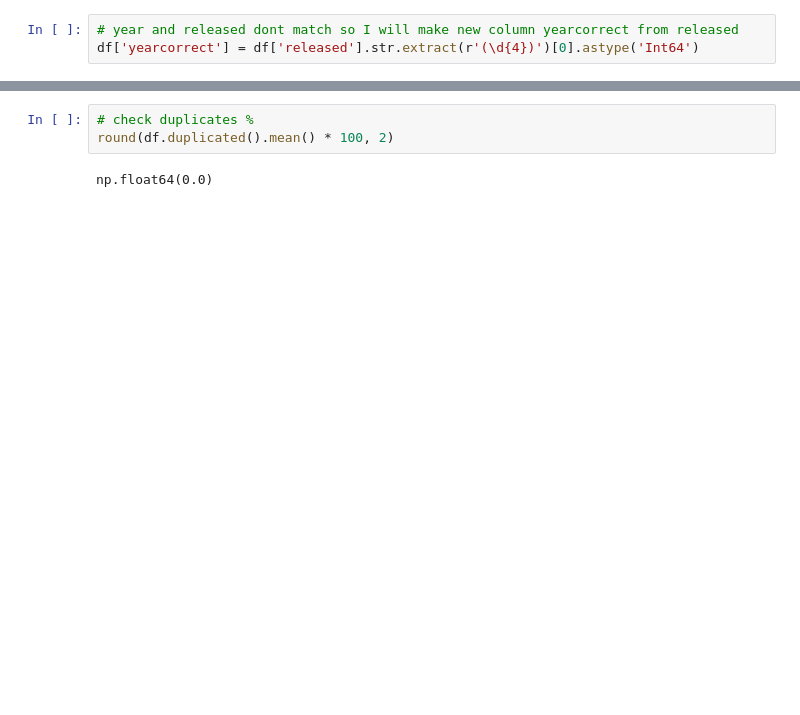
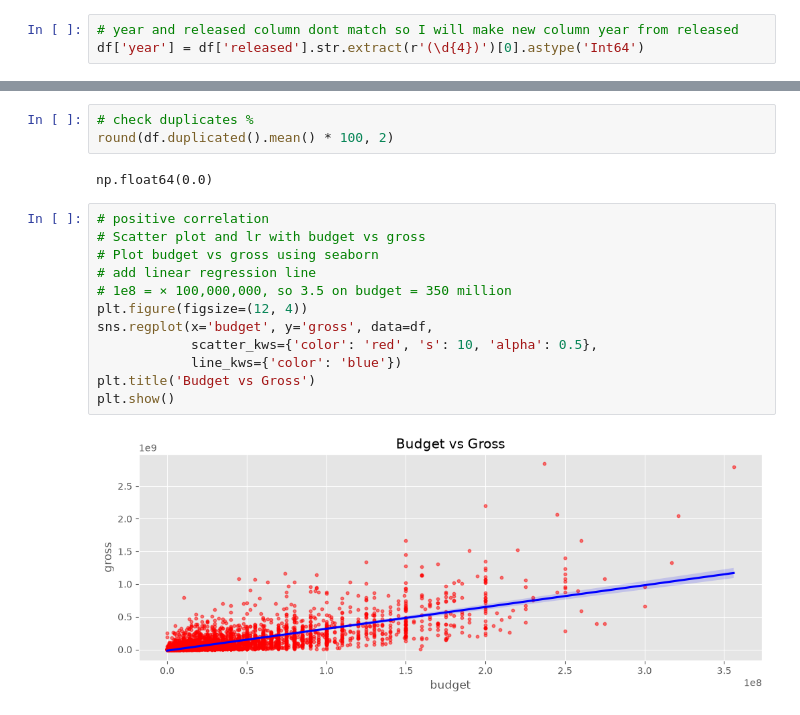
Before and after one commit to ogicode/Film_Correlation, a Jupyter notebook: notebook.ipynb, the cells around one changed output, grey strips where cells are left out. Saved outputs shown, nothing was run; the diff lists cells and outputs as text; blank space fills up the shorter version.

```diff
--- a/notebook.ipynb
+++ b/notebook.ipynb
@@ -52,6 +74,6 @@ pd.DataFrame({
 # %%
-# year and released dont match so I will make new column yearcorrect from released
-df['yearcorrect'] = df['released'].str.extract(r'(\d{4})')[0].astype('Int64')
+# year and released column dont match so I will make new column year from released
+df['year'] = df['released'].str.extract(r'(\d{4})')[0].astype('Int64')
 # %%
 # sort by gross ticket sales
 # revenue = gross ticket sales - theatre cost, usualy half
@@ -66,3 +88,17 @@ df.sort_values(by='gross', ascending=False).head(2)
 round(df.duplicated().mean() * 100, 2)
 # %% [output]
 np.float64(0.0)
+# %%
+# positive correlation
+# Scatter plot and lr with budget vs gross
+# Plot budget vs gross using seaborn
+# add linear regression line
+# 1e8 = × 100,000,000, so 3.5 on budget = 350 million
+plt.figure(figsize=(12, 4))
+sns.regplot(x='budget', y='gross', data=df,
+            scatter_kws={'color': 'red', 's': 10, 'alpha': 0.5},
+            line_kws={'color': 'blue'})
+plt.title('Budget vs Gross')
+plt.show()
+# %% [output]
+[figure, added]
```
Also changed, not shown: parts of 13 cells of this notebook, 1 other file.
